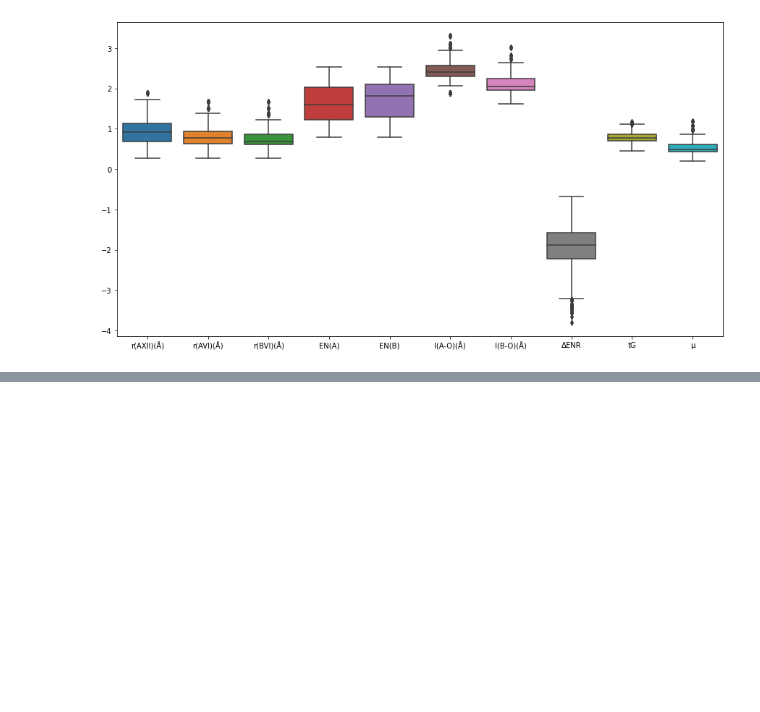
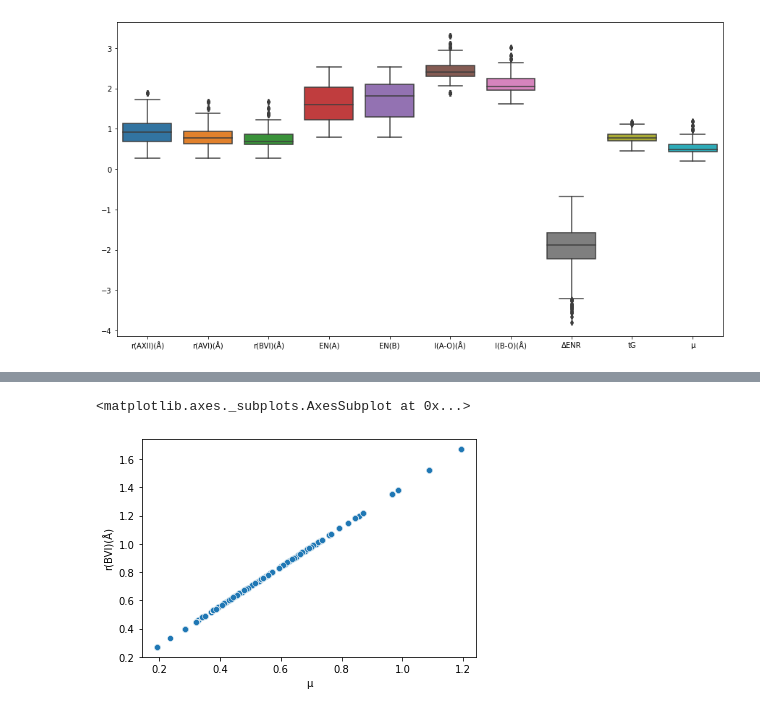
Before and after one commit to AGrantHewitt/Classification-Modeling, a Jupyter notebook: BioChemistry_Classifications.ipynb, the cells around one changed output, grey strips where cells are left out. Drawn from its saved outputs; the diff is of its cells as text; code cells hidden in the pictures; blank space fills up the shorter version.

```diff
--- a/BioChemistry_Classifications.ipynb
+++ b/BioChemistry_Classifications.ipynb
@@ -165,0 +172,11 @@ sns.heatmap(corr, cmap = 'Blues', annot = True);
+# %%
+# From your data analysis, create two visuals that demonstrate key findings of interest to a stakeholder.
+
+sns.scatterplot(data = df, x =df['μ'] ,y= df['r(BVI)(Å)']);
+
+#We see that x is the octahedral factor and y is the ionic radius of the A cation and they are completely postively correlated
+#The octahedral factor is a parameter for predicting structure stability. When μ > 0.41, the structure is stable.
+# so we see that all radii above 0.6 are most likely to have stable crystal structures.
+# %% [output]
+<matplotlib.axes._subplots.AxesSubplot at 0x...>
+[figure, added]
```
Also changed, not shown: parts of 3 cells of this notebook.
